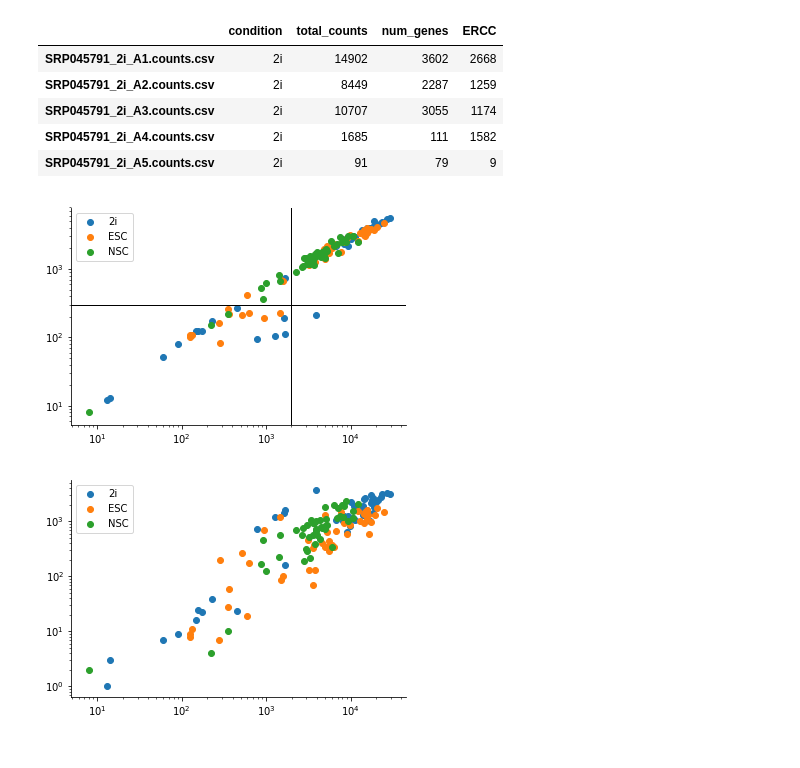
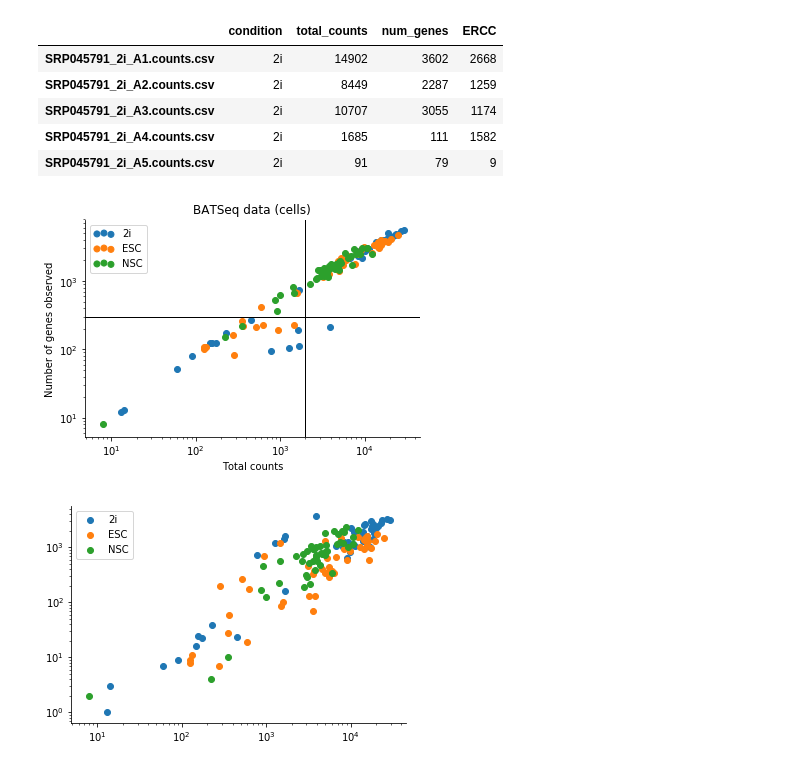
Before and after one commit to Teichlab/RCA, a Jupyter notebook: Batseq zinb-wave.ipynb, the cells around one changed output. Saved outputs shown, nothing was run; the diff lists cells and outputs as text; code cells hidden in the pictures.

```diff
--- a/Batseq zinb-wave.ipynb
+++ b/Batseq zinb-wave.ipynb
@@ -37,13 +37,16 @@ sample_info.head()
 # %%
 plt.loglog()
 for n, g in sample_info.groupby('condition'):
     plt.scatter(g.total_counts, g.num_genes, label=n)
 
-plt.legend();
+plt.legend(scatterpoints=3);
 plt.axhline(300, lw=1, c='k');
 plt.axvline(2000, lw=1, c='k');
+plt.xlabel('Total counts')
+plt.ylabel('Number of genes observed');
+plt.title('BATSeq data (cells)');
 # %% [output]
-[figure, old version]
+[figure, new version]
 # %%
 plt.loglog()
 for n, g in sample_info.groupby('condition'):
```
Also changed, not shown: parts of 3 cells of this notebook, 2 other files.
